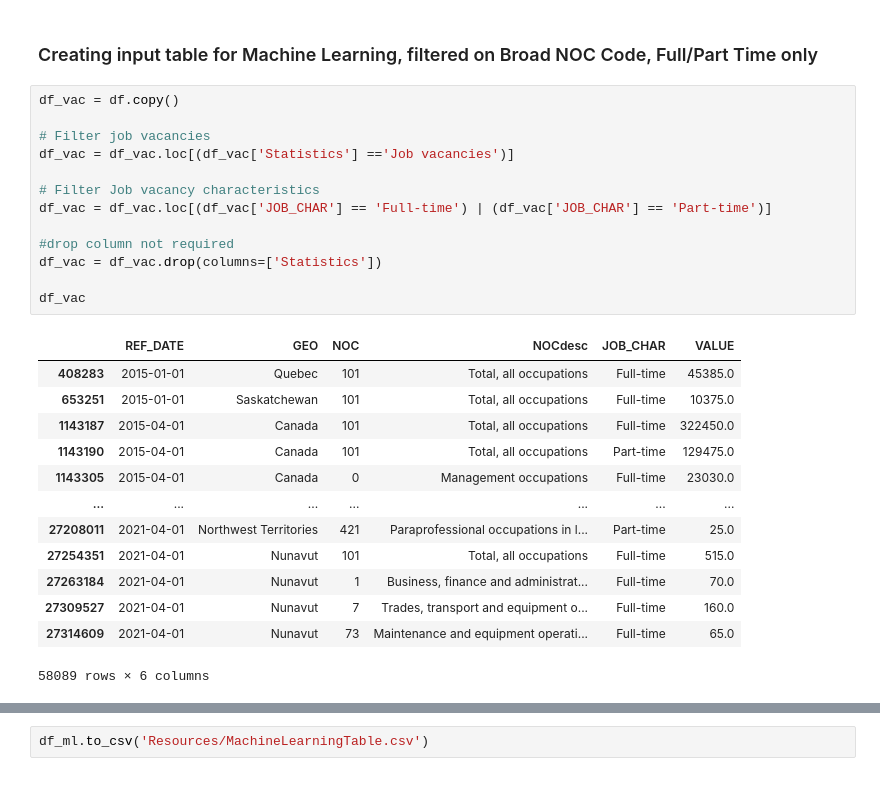
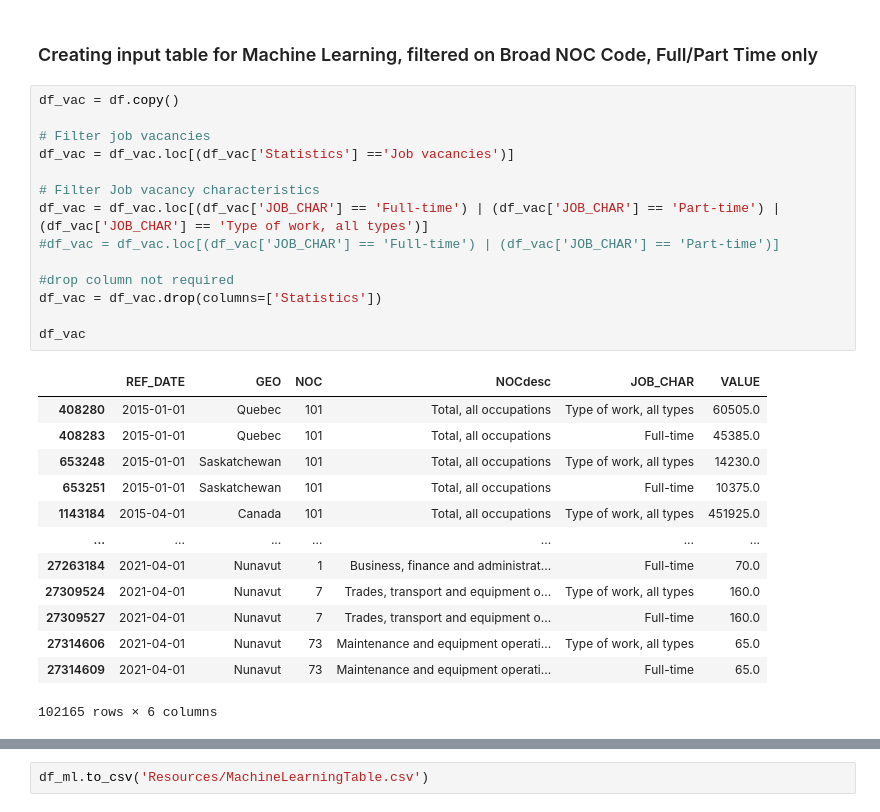
Before and after one commit to alecngai/Predicting_Canadian_Job_Vacancies, a Jupyter notebook: Database/Data_Cleanse_for_DBLoad.ipynb, the cells around one changed output, grey strips where cells are left out. Cells and saved outputs as stored; diff of their text form.

Commit message:
DBLoad adjustment to filter for JOB_CHAR = Full-time, part-time and 'type of work, all types' in ML table

```diff
--- a/Database/Data_Cleanse_for_DBLoad.ipynb
+++ b/Database/Data_Cleanse_for_DBLoad.ipynb
@@ -111,30 +111,31 @@ df[df['NOCdesc'] == 'Total, all occupations']
 # %%
 df_vac = df.copy()
 
 # Filter job vacancies
 df_vac = df_vac.loc[(df_vac['Statistics'] =='Job vacancies')]
 
 # Filter Job vacancy characteristics
-df_vac = df_vac.loc[(df_vac['JOB_CHAR'] == 'Full-time') | (df_vac['JOB_CHAR'] == 'Part-time')]
+df_vac = df_vac.loc[(df_vac['JOB_CHAR'] == 'Full-time') | (df_vac['JOB_CHAR'] == 'Part-time') | (df_vac['JOB_CHAR'] == 'Type of work, all types')]
+#df_vac = df_vac.loc[(df_vac['JOB_CHAR'] == 'Full-time') | (df_vac['JOB_CHAR'] == 'Part-time')]
 
 #drop column not required
 df_vac = df_vac.drop(columns=['Statistics'])
 
 df_vac
 # %% [output]
 |  | REF_DATE | GEO | NOC | NOCdesc | JOB_CHAR | VALUE |
+| 408280 | 2015-01-01 | Quebec | 101 | Total, all occupations | Type of work, all types | 60505.0 |
 | 408283 | 2015-01-01 | Quebec | 101 | Total, all occupations | Full-time | 45385.0 |
+| 653248 | 2015-01-01 | Saskatchewan | 101 | Total, all occupations | Type of work, all types | 14230.0 |
 | 653251 | 2015-01-01 | Saskatchewan | 101 | Total, all occupations | Full-time | 10375.0 |
-| 1143187 | 2015-04-01 | Canada | 101 | Total, all occupations | Full-time | 322450.0 |
-| 1143190 | 2015-04-01 | Canada | 101 | Total, all occupations | Part-time | 129475.0 |
-| 1143305 | 2015-04-01 | Canada | 0 | Management occupations | Full-time | 23030.0 |
+| 1143184 | 2015-04-01 | Canada | 101 | Total, all occupations | Type of work, all types | 451925.0 |
 | ... | ... | ... | ... | ... | ... | ... |
-| 27208011 | 2021-04-01 | Northwest Territories | 421 | Paraprofessional occupations in l... | Part-time | 25.0 |
-| 27254351 | 2021-04-01 | Nunavut | 101 | Total, all occupations | Full-time | 515.0 |
 | 27263184 | 2021-04-01 | Nunavut | 1 | Business, finance and administrat... | Full-time | 70.0 |
+| 27309524 | 2021-04-01 | Nunavut | 7 | Trades, transport and equipment o... | Type of work, all types | 160.0 |
 | 27309527 | 2021-04-01 | Nunavut | 7 | Trades, transport and equipment o... | Full-time | 160.0 |
+| 27314606 | 2021-04-01 | Nunavut | 73 | Maintenance and equipment operati... | Type of work, all types | 65.0 |
 | 27314609 | 2021-04-01 | Nunavut | 73 | Maintenance and equipment operati... | Full-time | 65.0 |
-58089 rows × 6 columns
+102165 rows × 6 columns
 # %%
 # Machine Learning only needs Broad NOC
 inc_list = ['101','0','1', '2', '3', '4', '5', '6', '7', '8', '9']
```
Also changed, not shown: parts of 2 cells of this notebook.
